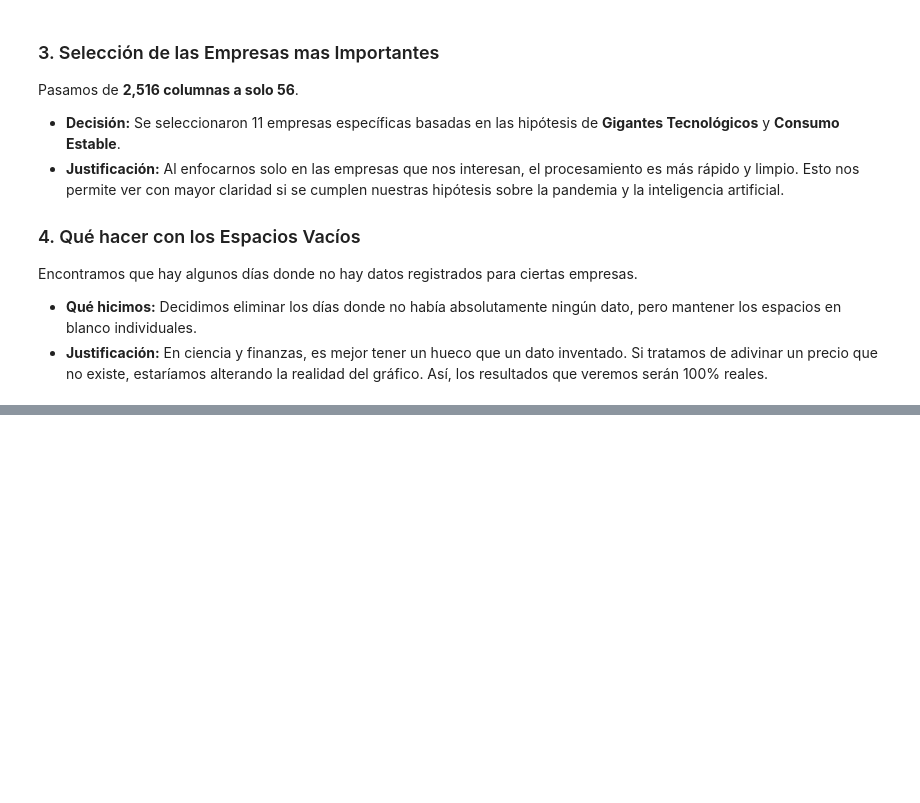
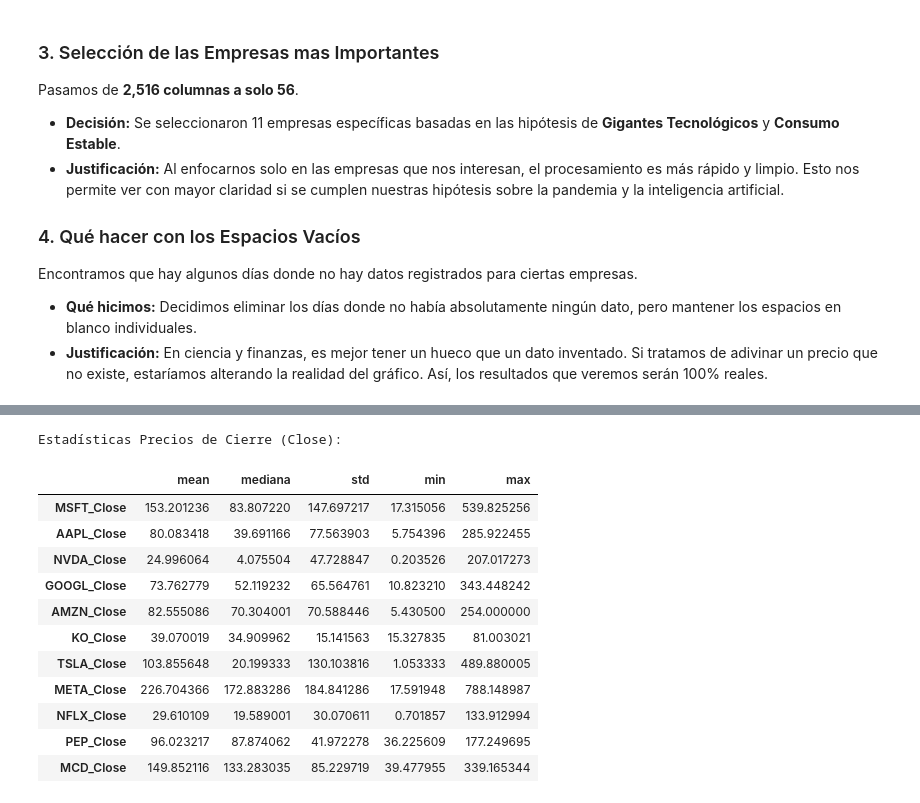
Before and after one commit to benja20003/MineriaDatos, a Jupyter notebook: Solemne1/Solemne1_Mineria_de_Datos.ipynb, the cells around one changed output, grey strips where cells are left out. Saved outputs shown, nothing was run; the diff lists cells and outputs as text; code cells hidden in the pictures; blank space fills up the shorter version.

```diff
--- a/Solemne1/Solemne1_Mineria_de_Datos.ipynb
+++ b/Solemne1/Solemne1_Mineria_de_Datos.ipynb
@@ -376,0 +380,26 @@ Encontramos que hay algunos días donde no hay datos registrados para ciertas em
+# %%
+# 1. Filtramos solo las columnas de 'Close'
+cols_close = [col for col in df_snp.columns if '_Close' in col]
+
+# 2. Estadísticas Descriptivas (Media, Mediana, Desviación, etc.)
+# .T lo da vuelta para que sea más fácil de leer
+estadisticas = df_snp[cols_close].describe().T
+# Agregamos la Mediana que no viene en el describe por defecto
+estadisticas['mediana'] = df_snp[cols_close].median()
+
+print("Estadísticas Precios de Cierre (Close):")
+display(estadisticas[['mean', 'mediana', 'std', 'min', 'max']])
+# %% [output]
+Estadísticas Precios de Cierre (Close):
+|  | mean | mediana | std | min | max |
+| MSFT_Close | 153.201236 | 83.807220 | 147.697217 | 17.315056 | 539.825256 |
+| AAPL_Close | 80.083418 | 39.691166 | 77.563903 | 5.754396 | 285.922455 |
+| NVDA_Close | 24.996064 | 4.075504 | 47.728847 | 0.203526 | 207.017273 |
+| GOOGL_Close | 73.762779 | 52.119232 | 65.564761 | 10.823210 | 343.448242 |
+| AMZN_Close | 82.555086 | 70.304001 | 70.588446 | 5.430500 | 254.000000 |
+| KO_Close | 39.070019 | 34.909962 | 15.141563 | 15.327835 | 81.003021 |
+| TSLA_Close | 103.855648 | 20.199333 | 130.103816 | 1.053333 | 489.880005 |
+| META_Close | 226.704366 | 172.883286 | 184.841286 | 17.591948 | 788.148987 |
+| NFLX_Close | 29.610109 | 19.589001 | 30.070611 | 0.701857 | 133.912994 |
+| PEP_Close | 96.023217 | 87.874062 | 41.972278 | 36.225609 | 177.249695 |
+| MCD_Close | 149.852116 | 133.283035 | 85.229719 | 39.477955 | 339.165344 |
```
Also changed, not shown: parts of 11 cells of this notebook.
